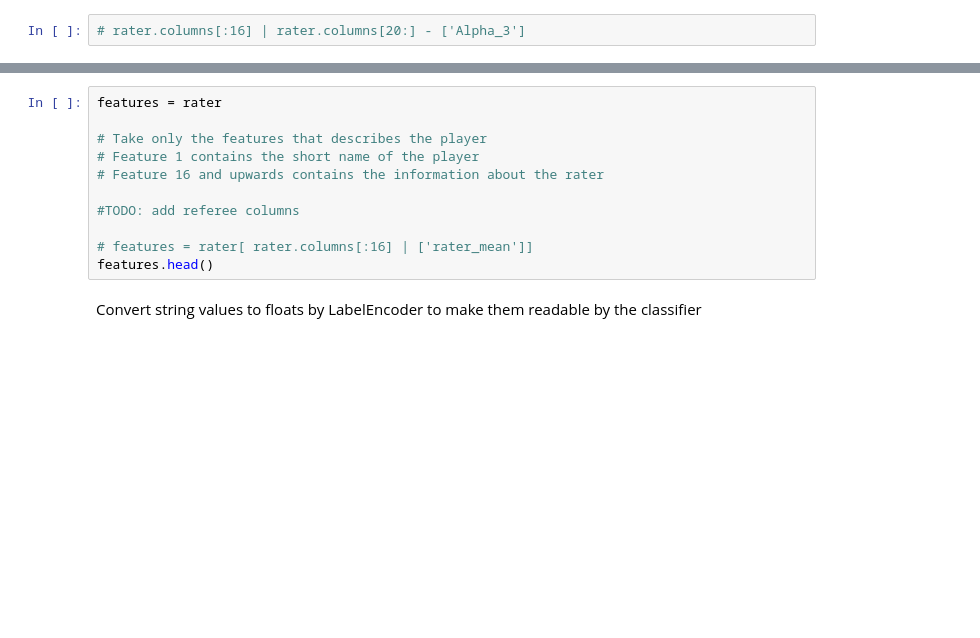
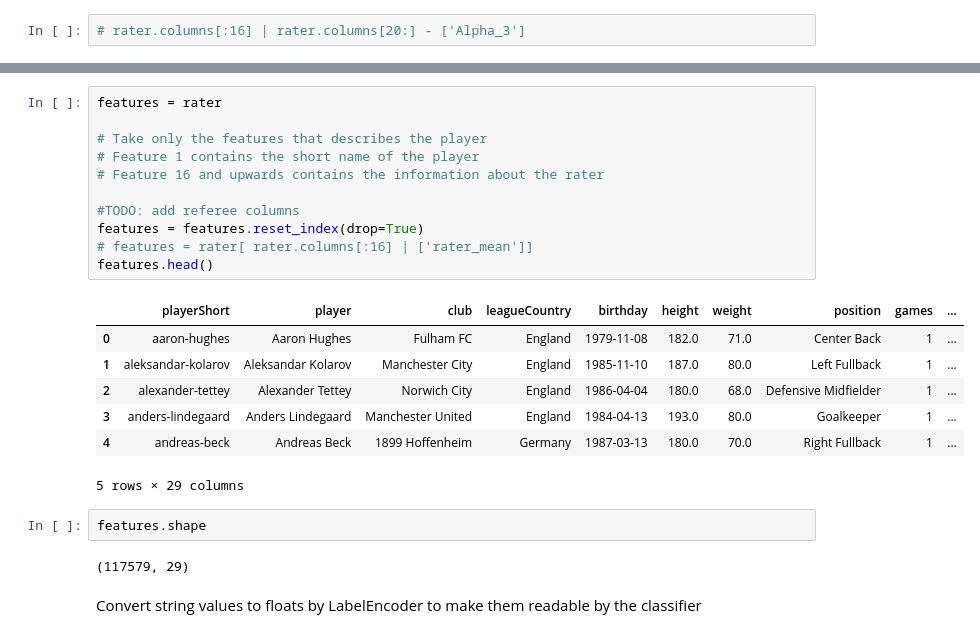
Before and after one commit to PaluchowskiMatthew/ADA-Kepler, a Jupyter notebook: 05 - Applied ML/Applied ML.ipynb, the cells around one changed output, grey strips where cells are left out. Drawn from its saved outputs; the diff is of its cells as text; blank space fills up the shorter version.

```diff
--- a/05 - Applied ML/Applied ML.ipynb
+++ b/05 - Applied ML/Applied ML.ipynb
@@ -61,14 +109,26 @@ rater.columns
 # %%
 features = rater
 
 # Take only the features that describes the player
 # Feature 1 contains the short name of the player
 # Feature 16 and upwards contains the information about the rater
 
 #TODO: add referee columns
-
+features = features.reset_index(drop=True)
 # features = rater[ rater.columns[:16] | ['rater_mean']]
 features.head()
+# %% [output]
+|  | playerShort | player | club | leagueCountry | birthday | height | weight | position | games | ... |
+| 0 | aaron-hughes | Aaron Hughes | Fulham FC | England | 1979-11-08 | 182.0 | 71.0 | Center Back | 1 | ... |
+| 1 | aleksandar-kolarov | Aleksandar Kolarov | Manchester City | England | 1985-11-10 | 187.0 | 80.0 | Left Fullback | 1 | ... |
+| 2 | alexander-tettey | Alexander Tettey | Norwich City | England | 1986-04-04 | 180.0 | 68.0 | Defensive Midfielder | 1 | ... |
+| 3 | anders-lindegaard | Anders Lindegaard | Manchester United | England | 1984-04-13 | 193.0 | 80.0 | Goalkeeper | 1 | ... |
+| 4 | andreas-beck | Andreas Beck | 1899 Hoffenheim | Germany | 1987-03-13 | 180.0 | 70.0 | Right Fullback | 1 | ... |
+5 rows × 29 columns
+# %%
+features.shape
+# %% [output]
+(117579, 29)
 # %% [markdown]
 Convert string values to floats by LabelEncoder to make them readable by the classifier
 # %%
```
Also changed, not shown: parts of 28 cells of this notebook.
